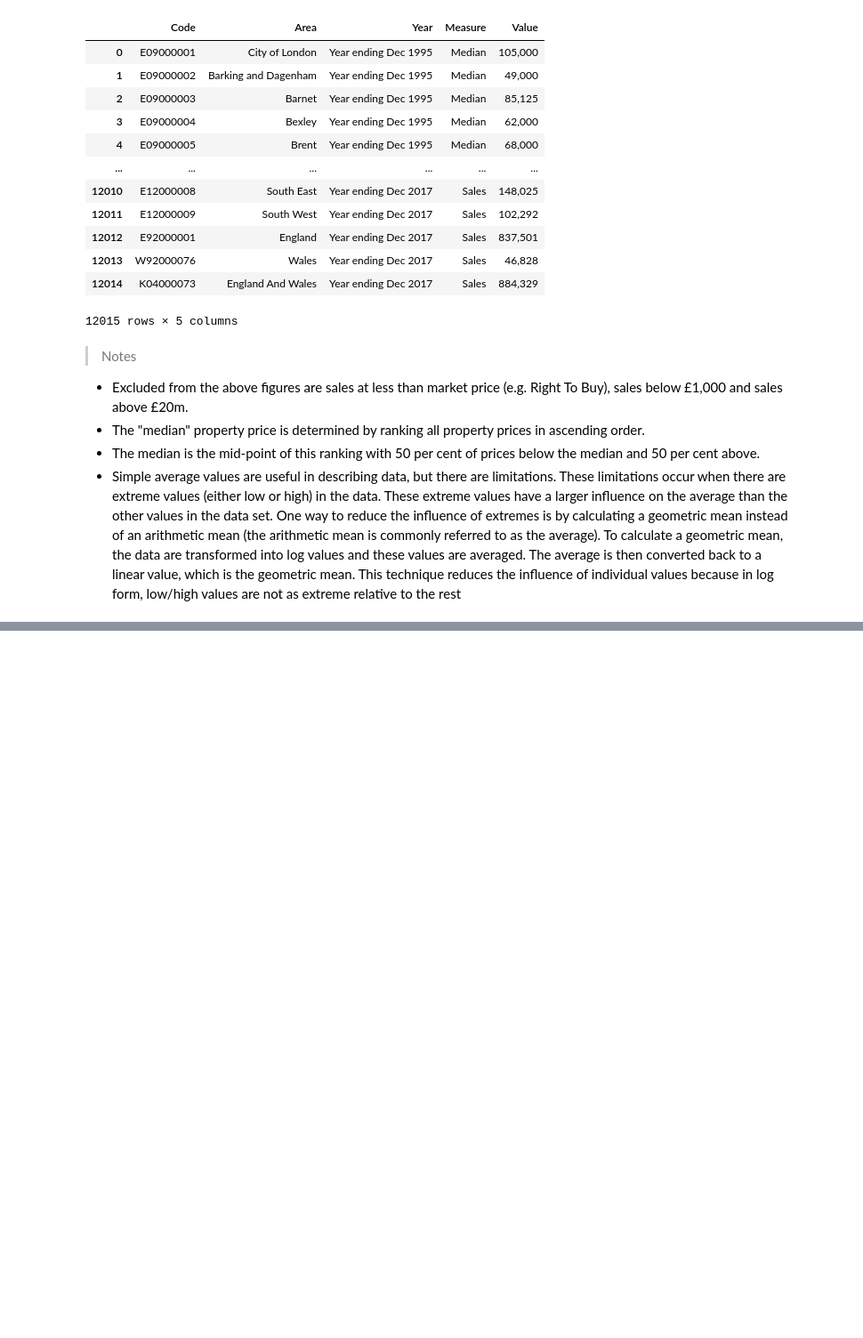
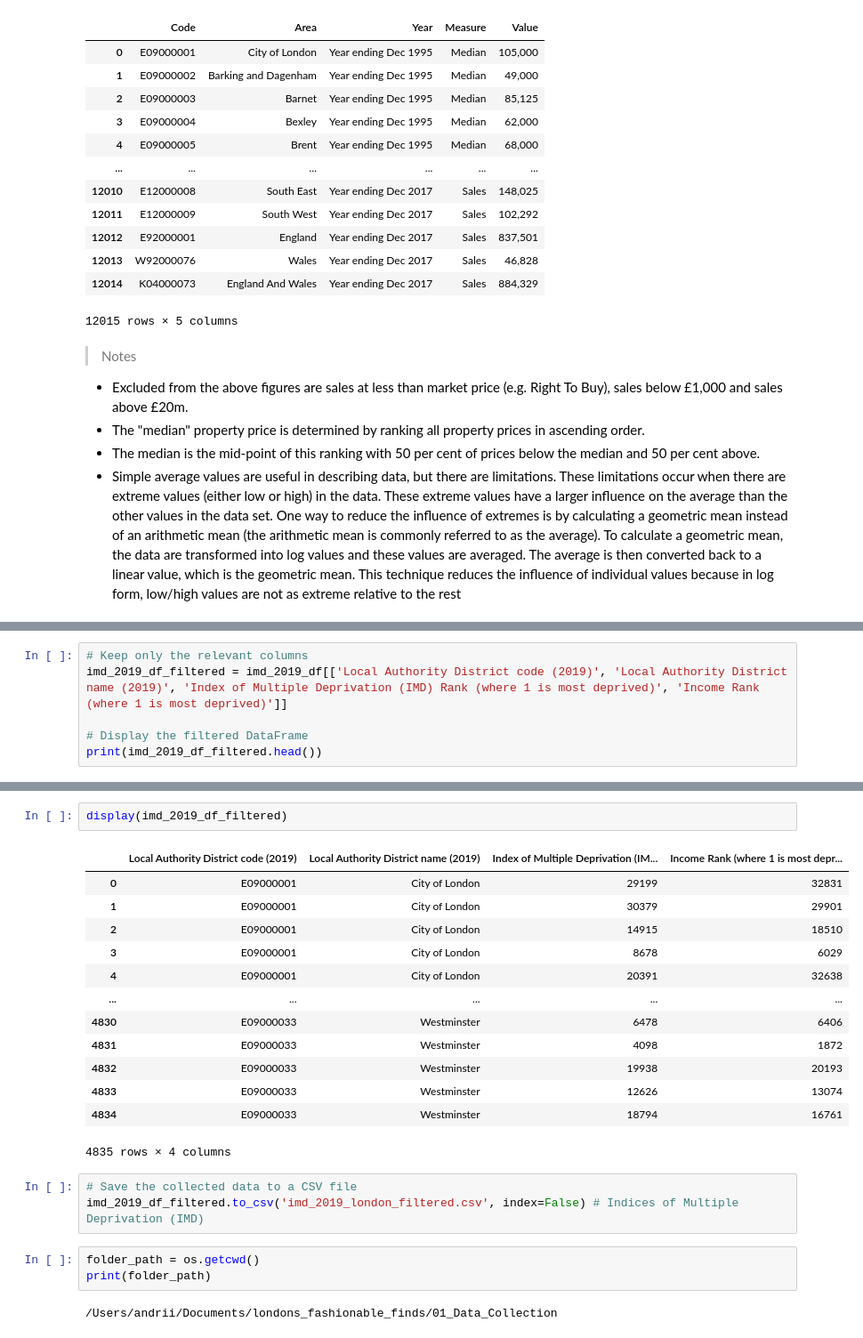
Before and after one commit to AndriiDS/londons_fashionable_finds, a Jupyter notebook: 01_Data_Collection/01_data_collection.ipynb, the cells around one changed output, grey strips where cells are left out. Shown: that part at 89% size. Saved outputs shown, nothing was run; the diff lists cells and outputs as text; blank space fills up the shorter version.

```diff
--- a/Data_Collection/01_data_collection.ipynb
+++ b/01_Data_Collection/01_data_collection.ipynb
@@ -420,0 +577,6 @@ display(house_prices_df)
+# %%
+# Keep only the relevant columns
+imd_2019_df_filtered = imd_2019_df[['Local Authority District code (2019)', 'Local Authority District name (2019)', 'Index of Multiple Deprivation (IMD) Rank (where 1 is most deprived)', 'Income Rank (where 1 is most deprived)']]
+
+# Display the filtered DataFrame
+print(imd_2019_df_filtered.head())
@@ -420,0 +604,24 @@ display(house_prices_df)
+# %%
+display(imd_2019_df_filtered)
+# %% [output]
+|  | Local Authority District code (2019) | Local Authority District name (2019) | Index of Multiple Deprivation (IM... | Income Rank (where 1 is most depr... |
+| 0 | E09000001 | City of London | 29199 | 32831 |
+| 1 | E09000001 | City of London | 30379 | 29901 |
+| 2 | E09000001 | City of London | 14915 | 18510 |
+| 3 | E09000001 | City of London | 8678 | 6029 |
+| 4 | E09000001 | City of London | 20391 | 32638 |
+| ... | ... | ... | ... | ... |
+| 4830 | E09000033 | Westminster | 6478 | 6406 |
+| 4831 | E09000033 | Westminster | 4098 | 1872 |
+| 4832 | E09000033 | Westminster | 19938 | 20193 |
+| 4833 | E09000033 | Westminster | 12626 | 13074 |
+| 4834 | E09000033 | Westminster | 18794 | 16761 |
+4835 rows × 4 columns
+# %%
+# Save the collected data to a CSV file
+imd_2019_df_filtered.to_csv('imd_2019_london_filtered.csv', index=False) # Indices of Multiple Deprivation (IMD)
+# %%
+folder_path = os.getcwd()
+print(folder_path)
+# %% [output]
+/Users/andrii/Documents/londons_fashionable_finds/01_Data_Collection
```
Also changed, not shown: parts of 16 cells of this notebook, 5 other files.
